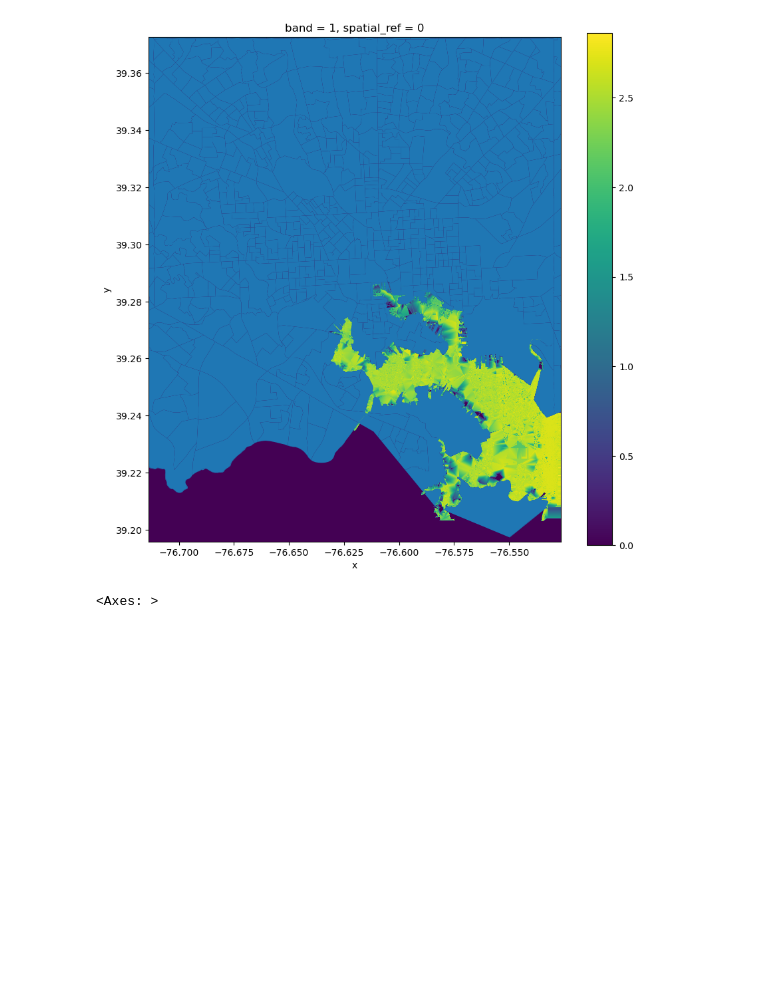
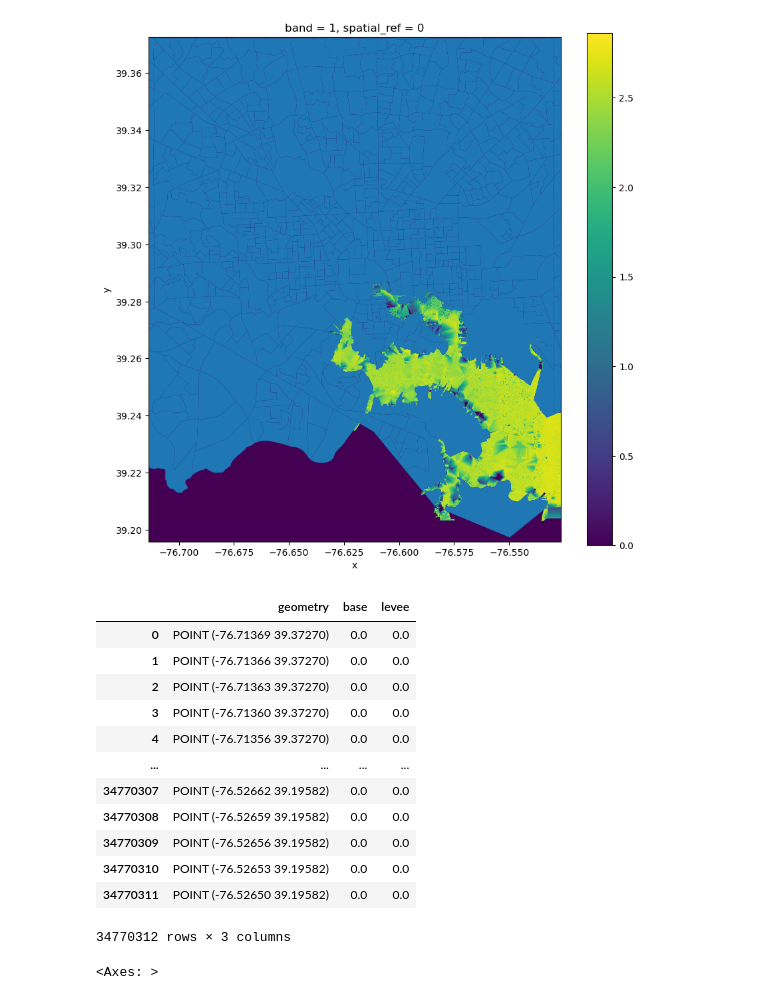
Before and after one commit to parinbhaduri/baltimore-data, a Jupyter notebook: flood_processing.ipynb, the cells around one changed output. Cells and saved outputs as stored; diff of their text form; code cells hidden in the pictures; blank space fills up the shorter version.

```diff
--- a/flood_processing.ipynb
+++ b/flood_processing.ipynb
@@ -49,3 +66,19 @@ centroids['extent'] = extent
+# %%
+centroids
+# %% [output]
+|  | geometry | base | levee |
+| 0 | POINT (-76.71369 39.37270) | 0.0 | 0.0 |
+| 1 | POINT (-76.71366 39.37270) | 0.0 | 0.0 |
+| 2 | POINT (-76.71363 39.37270) | 0.0 | 0.0 |
+| 3 | POINT (-76.71360 39.37270) | 0.0 | 0.0 |
+| 4 | POINT (-76.71356 39.37270) | 0.0 | 0.0 |
+| ... | ... | ... | ... |
+| 34770307 | POINT (-76.52662 39.19582) | 0.0 | 0.0 |
+| 34770308 | POINT (-76.52659 39.19582) | 0.0 | 0.0 |
+| 34770309 | POINT (-76.52656 39.19582) | 0.0 | 0.0 |
+| 34770310 | POINT (-76.52653 39.19582) | 0.0 | 0.0 |
+| 34770311 | POINT (-76.52650 39.19582) | 0.0 | 0.0 |
+34770312 rows × 3 columns
 # %%
 #join centroid geometries with block group geometries
 bg_flood_area = gpd.sjoin(bg_visual,centroids)
```
Also changed, not shown: parts of 11 cells of this notebook, 4 other files.
